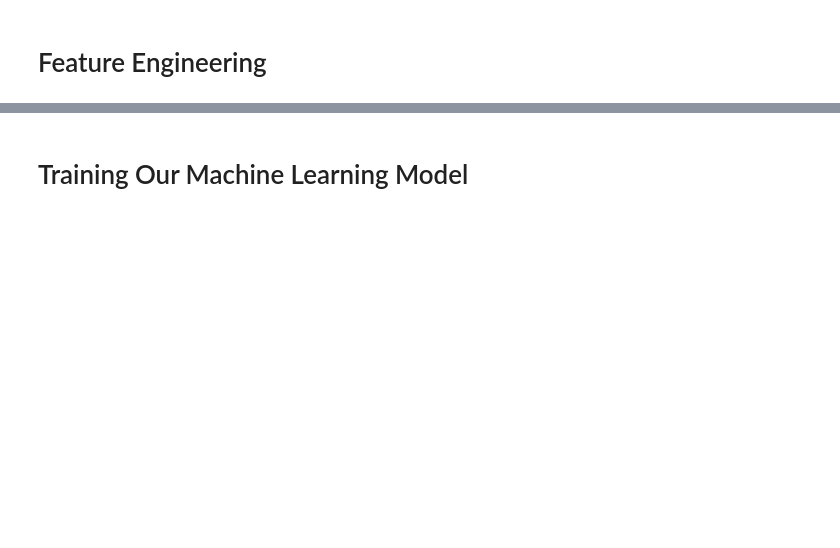
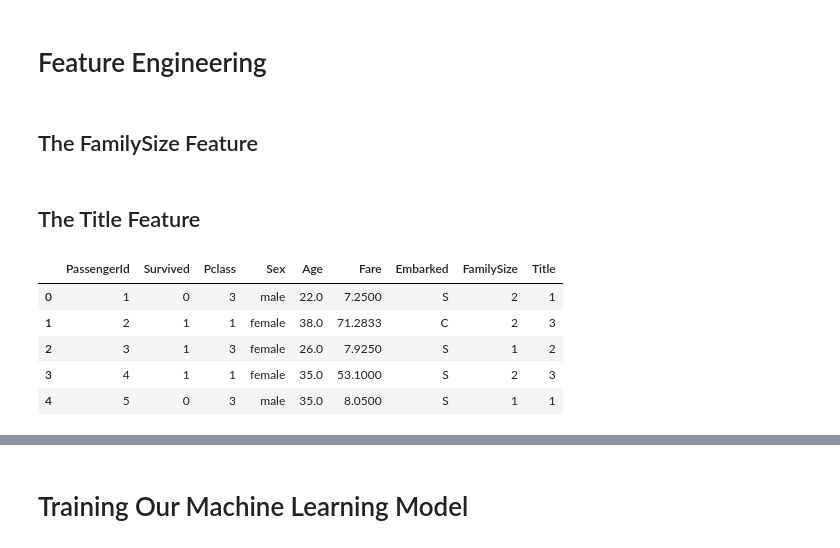
Before and after one commit to pheygiod/my_projects, a Jupyter notebook: to_complete/titanic.ipynb, the cells around one changed output, grey strips where cells are left out. Drawn from its saved outputs; the diff is of its cells as text; code cells hidden in the pictures; blank space fills up the shorter version.

Commit message:
trained a greedy model

```diff
--- a/to_complete/titanic.ipynb
+++ b/to_complete/titanic.ipynb
@@ -66,18 +79,20 @@ missingdata(test_df)
 ## Dealing With Missing Values in the Training Set
 # %%
 # Filling missing values in the training set
-train_df['Embarked'].fillna(train_df['Embarked'].mode()[0], inplace = True) # why are we adding [0]?
-train_df['Age'].fillna(train_df['Age'].median(), inplace = True)
-test_df['Fare'].fillna(test_df['Fare'].median(), inplace = True)
+train_df["Embarked"].fillna(train_df["Embarked"].mode()[0], inplace=True)
+train_df["Age"].fillna(train_df["Age"].median(), inplace=True)
 
-# Dropping columns with too many missing values
-drop_column = ['Cabin']
-train_df.drop(drop_column, axis=1, inplace = True)
-test_df.drop(drop_column, axis=1, inplace=True)
+# Dropping columns with too many missing values or that are not necessary
+drop_column_training_set = ["Cabin", "Ticket"]
+train_df.drop(drop_column_training_set, axis=1, inplace=True)
 # %% [markdown]
 ## Dealing With Missing Values in the Test Set
 # %%
 # Using the training set medians to substitute test set NaNs in order to prevent any biases
-test_df['Age'].fillna(train_df['Age'].median(), inplace = True)
-test_df['Fare'].fillna(train_df['Age'].median(), inplace = True)
+test_df["Age"].fillna(train_df["Age"].median(), inplace=True)
+test_df["Fare"].fillna(train_df["Fare"].median(), inplace=True)
+
+# Dropping unnecessary columns
+drop_column_test_set = ["Cabin", "Ticket"]
+test_df.drop(drop_column_test_set, axis=1, inplace=True)
 # %%
@@ -109,10 +124,20 @@ dtype: int64
 # %%
 # Combining test and train as single to apply some function
 all_data = [train_df, test_df]
+# %% [markdown]
+## The FamilySize Feature
 # %%
 # Creating a new feature called FamilySize as a combination of SibSp and Parch
 for dataset in all_data:
-    dataset['FamilySize'] = dataset['SibSp'] + dataset['Parch'] + 1 # why are we adding 1?
+    dataset["FamilySize"] = dataset["SibSp"] + dataset["Parch"] + 1
+
+# Dropping SibSp and Parch
+drop_column = ["SibSp", "Parch"]
+
+for dataset in all_data:
+    dataset.drop(drop_column, axis=1, inplace=True)
+# %% [markdown]
+## The Title Feature
 # %%
 # Creating a new Title feature extracting from existing ones
 for dataset in all_data:
@@ -125,0 +178,22 @@ for dataset in all_data:
+# %%
+# Converting the categorical titles to ordinal
+title_mapping = {
+    "Mr": 1,
+    "Miss": 2,
+    "Mrs": 3,
+    "Rare": 4,
+}  # creating a dictionary of all the titles as key and their ordinal number as value
+
+for dataset in all_data:
+    dataset["Title"] = dataset["Title"].map(
+        title_mapping
+    )  # transforming each title into ordinal through the map function
+
+train_df.head()
+# %% [output]
+|  | PassengerId | Survived | Pclass | Sex | Age | Fare | Embarked | FamilySize | Title |
+| 0 | 1 | 0 | 3 | male | 22.0 | 7.2500 | S | 2 | 1 |
+| 1 | 2 | 1 | 1 | female | 38.0 | 71.2833 | C | 2 | 3 |
+| 2 | 3 | 1 | 3 | female | 26.0 | 7.9250 | S | 1 | 2 |
+| 3 | 4 | 1 | 1 | female | 35.0 | 53.1000 | S | 2 | 3 |
+| 4 | 5 | 0 | 3 | male | 35.0 | 8.0500 | S | 1 | 1 |
```
Also changed, not shown: parts of 42 cells of this notebook.
